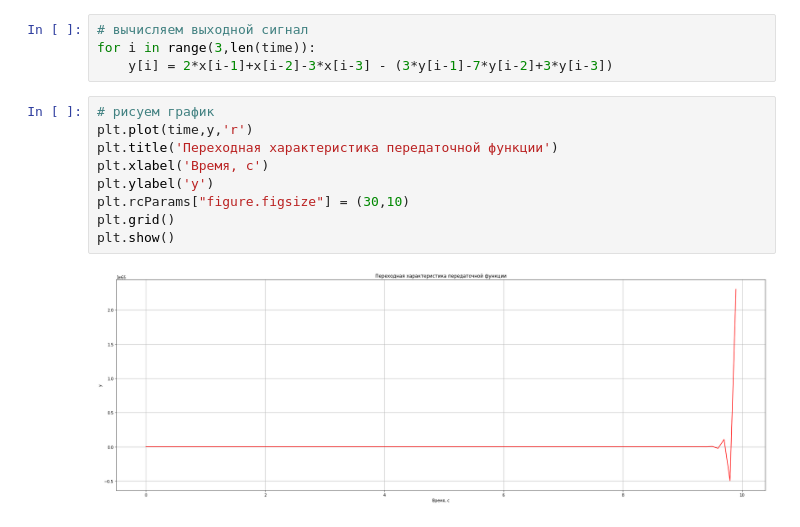
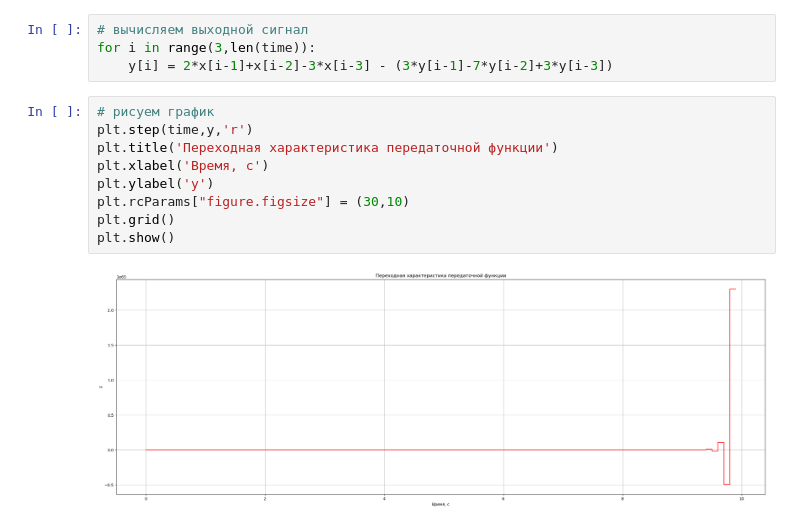
Before and after one commit to RuslanUsmanov/discrete-transfer-function-programming, a Jupyter notebook: direct_programming.ipynb, the cells around one changed output. Saved outputs shown, nothing was run; the diff lists cells and outputs as text.

```diff
--- a/direct_programming.ipynb
+++ b/direct_programming.ipynb
@@ -32,12 +32,12 @@ for i in range(3,len(time)):
     y[i] = 2*x[i-1]+x[i-2]-3*x[i-3] - (3*y[i-1]-7*y[i-2]+3*y[i-3])
 # %%
 # рисуем график
-plt.plot(time,y,'r')
+plt.step(time,y,'r')
 plt.title('Переходная характеристика передаточной функции')
 plt.xlabel('Время, с')
 plt.ylabel('y')
 plt.rcParams["figure.figsize"] = (30,10)
 plt.grid()
 plt.show()
 # %% [output]
-[figure, old version]
+[figure, new version]
```
Also changed, not shown: 2 other files.
